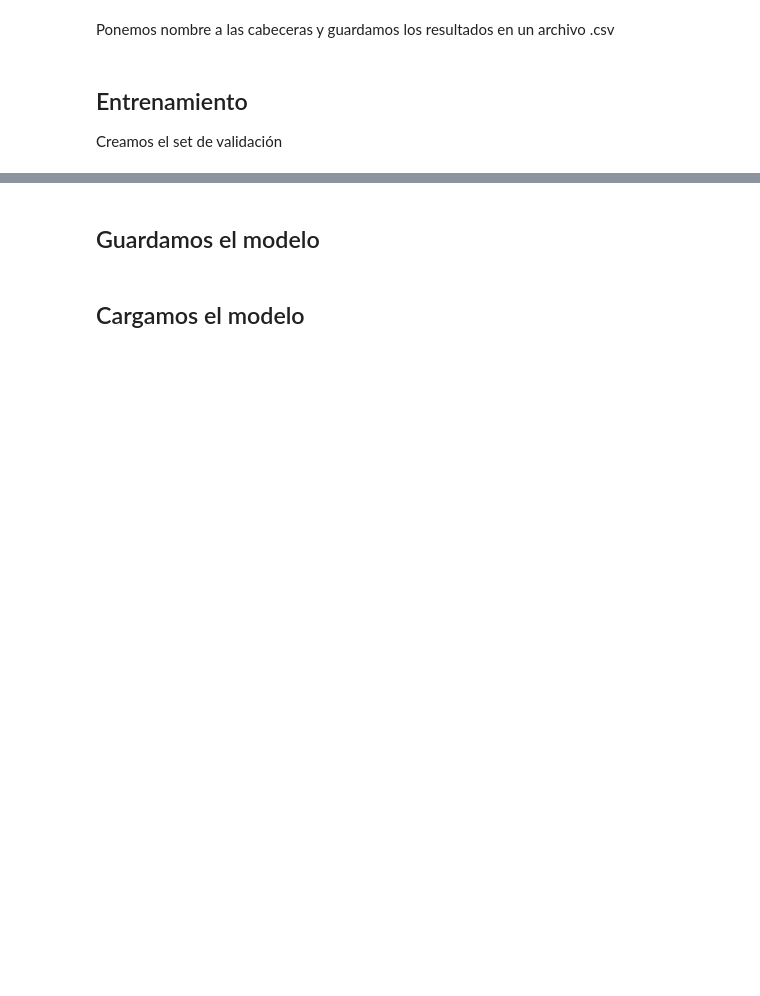
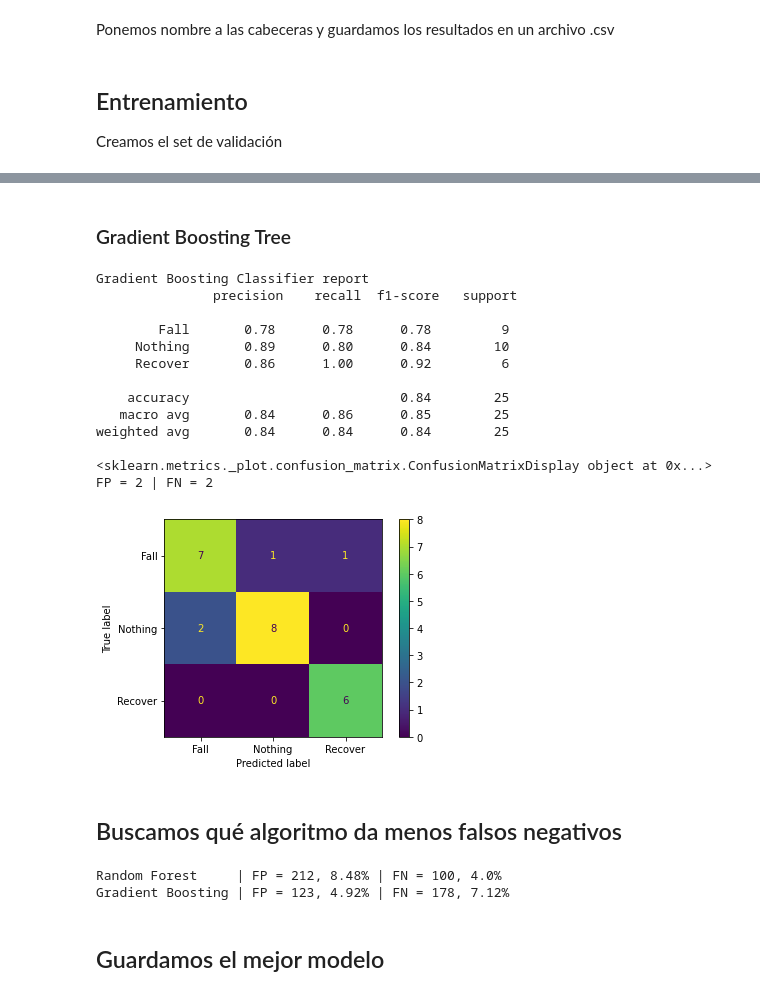
Before and after one commit to RaquelGG/Fall-Detector, a Jupyter notebook: human_state_classifier/train.ipynb, the cells around one changed output, grey strips where cells are left out. Saved outputs shown, nothing was run; the diff lists cells and outputs as text; code cells hidden in the pictures; blank space fills up the shorter version.

```diff
--- a/human_state_classifier/train.ipynb
+++ b/human_state_classifier/train.ipynb
@@ -127,2 +168,64 @@ RandomForestClassifier()
+# %% [markdown]
+### Gradient Boosting Tree
+# %%
+from sklearn.ensemble import GradientBoostingClassifier
+gradient_boosting_model = GradientBoostingClassifier(learning_rate=0.1, n_estimators=50, random_state=20)
+gradient_boosting_model.fit(x_train, y_train)
+mostrar_resultados(gradient_boosting_model, "Gradient Boosting Classifier")
+# %% [output]
+Gradient Boosting Classifier report
+               precision    recall  f1-score   support
+
+        Fall       0.78      0.78      0.78         9
+     Nothing       0.89      0.80      0.84        10
+     Recover       0.86      1.00      0.92         6
+
+    accuracy                           0.84        25
+   macro avg       0.84      0.86      0.85        25
+weighted avg       0.84      0.84      0.84        25
+
+<sklearn.metrics._plot.confusion_matrix.ConfusionMatrixDisplay object at 0x...>
+FP = 2 | FN = 2
+[figure, added]
+# %% [markdown]
+## Buscamos qué algoritmo da menos falsos negativos
+# %%
+from sklearn.ensemble import GradientBoostingClassifier
+from sklearn.ensemble import RandomForestClassifier
+
+random_forest_fp = 0
+random_forest_fn = 0
+gradient_boosting_fp = 0
+gradient_boosting_fn = 0
+
+def get_fp_fn(predecido, real, estado, fp, fn):
+    for i in range(len(predecido)):
+        if predecido[i] == estado != real[i]:
+            fp += 1
+        elif real[i] == estado != predecido[i]:
+            fn += 1
+    return fp, fn
+
+veces_a_repetir = 100
+for i in range(veces_a_repetir):
+    rf_model = RandomForestClassifier(n_estimators=50, criterion="gini", min_samples_split=2, max_depth=None)
+    gb_model = GradientBoostingClassifier(learning_rate=0.1, n_estimators=50)
+    rf_model.fit(x_train, y_train)
+    gb_model.fit(x_train, y_train)
+    rf_y = rf_model.predict(x_test)
+    gb_y = gb_model.predict(x_test)
+
+    np_y_test = y_test.to_numpy()
+    random_forest_fp, random_forest_fn = get_fp_fn(rf_y, np_y_test, "Fall", random_forest_fp, random_forest_fn)
+    gradient_boosting_fp, gradient_boosting_fn = get_fp_fn(gb_y, np_y_test, "Fall",gradient_boosting_fp, gradient_boosting_fn)
+
+muestras_totales = len(np_y_test) * veces_a_repetir
+print("Random Forest     | FP = {}, {}% | FN = {}, {}%".format(random_forest_fp, random_forest_fp/muestras_totales*100,
+                                                             random_forest_fn, random_forest_fn/muestras_totales*100))
+print("Gradient Boosting | FP = {}, {}% | FN = {}, {}%".format(gradient_boosting_fp, gradient_boosting_fp/muestras_totales*100,
+                                                             gradient_boosting_fn, gradient_boosting_fn/muestras_totales*100))
+# %% [output]
+Random Forest     | FP = 212, 8.48% | FN = 100, 4.0%
+Gradient Boosting | FP = 123, 4.92% | FN = 178, 7.12%
 # %% [markdown]
-## Guardamos el modelo
+## Guardamos el mejor modelo
@@ -132,2 +231,0 @@ pickle.dump(base_model, open("model/HSC.sav", 'wb'))
-# %% [markdown]
-## Cargamos el modelo
```
Also changed, not shown: parts of 14 cells of this notebook, 5 other files.
